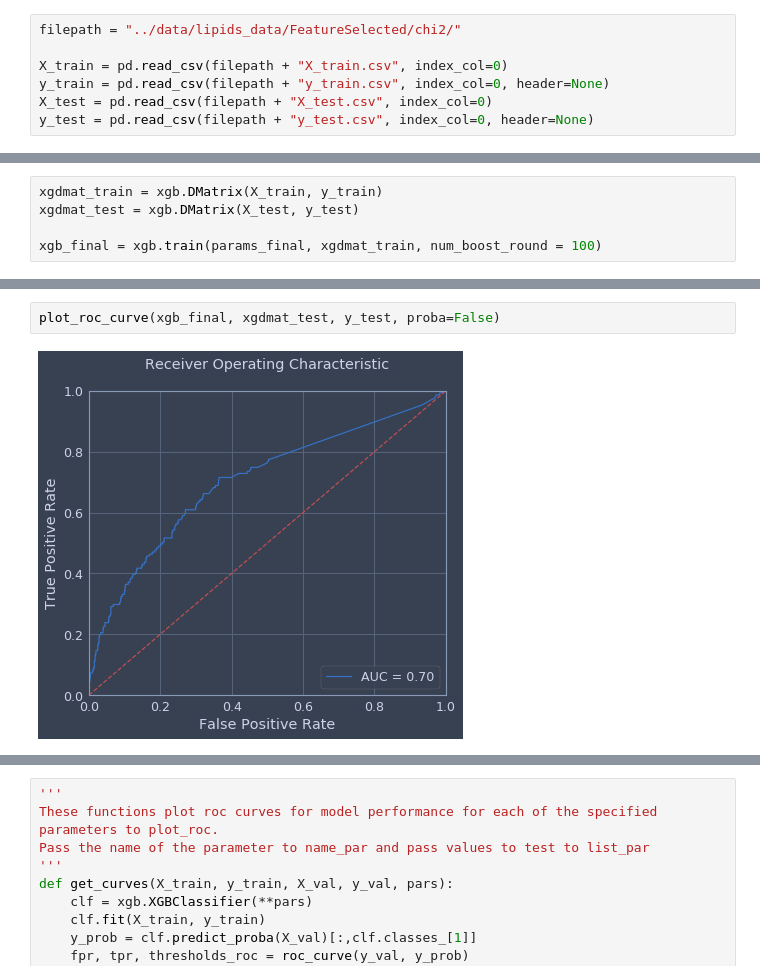
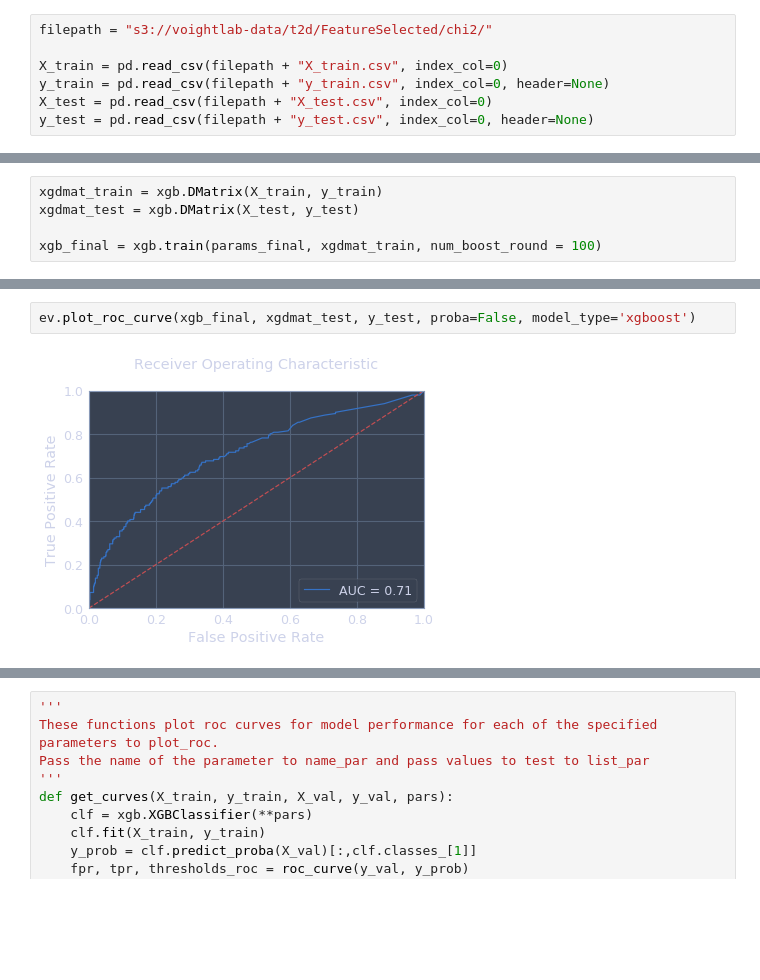
Before and after one commit to kaushik316/T2D_Models, a Jupyter notebook: src/notebooks/Model Evaluation.ipynb, the cells around one changed output, grey strips where cells are left out. Cells and saved outputs as stored; diff of their text form; blank space fills up the shorter version.

```diff
--- a/src/notebooks/Model Evaluation.ipynb
+++ b/src/notebooks/Model Evaluation.ipynb
@@ -33,7 +35,7 @@ Helper functions for evaluation and plotting
 # Init class for model evaluation - detailed in Evaluation.py
 ev = Evaluator()
 # %%
-filepath = "../data/lipids_data/FeatureSelected/chi2/"
+filepath = "s3://voightlab-data/t2d/FeatureSelected/chi2/"
 
 X_train = pd.read_csv(filepath + "X_train.csv", index_col=0)
 y_train = pd.read_csv(filepath + "y_train.csv", index_col=0, header=None)
@@ -299,4 +284,4 @@ def plot_roc_curve(model, dmat_test, y, proba=True):
 # %%
-plot_roc_curve(xgb_final, xgdmat_test, y_test, proba=False)
+ev.plot_roc_curve(xgb_final, xgdmat_test, y_test, proba=False, model_type='xgboost')
 # %% [output]
-[figure, old version]
+[figure, new version]
```
Also changed, not shown: parts of 28 cells of this notebook, 15 other files.
